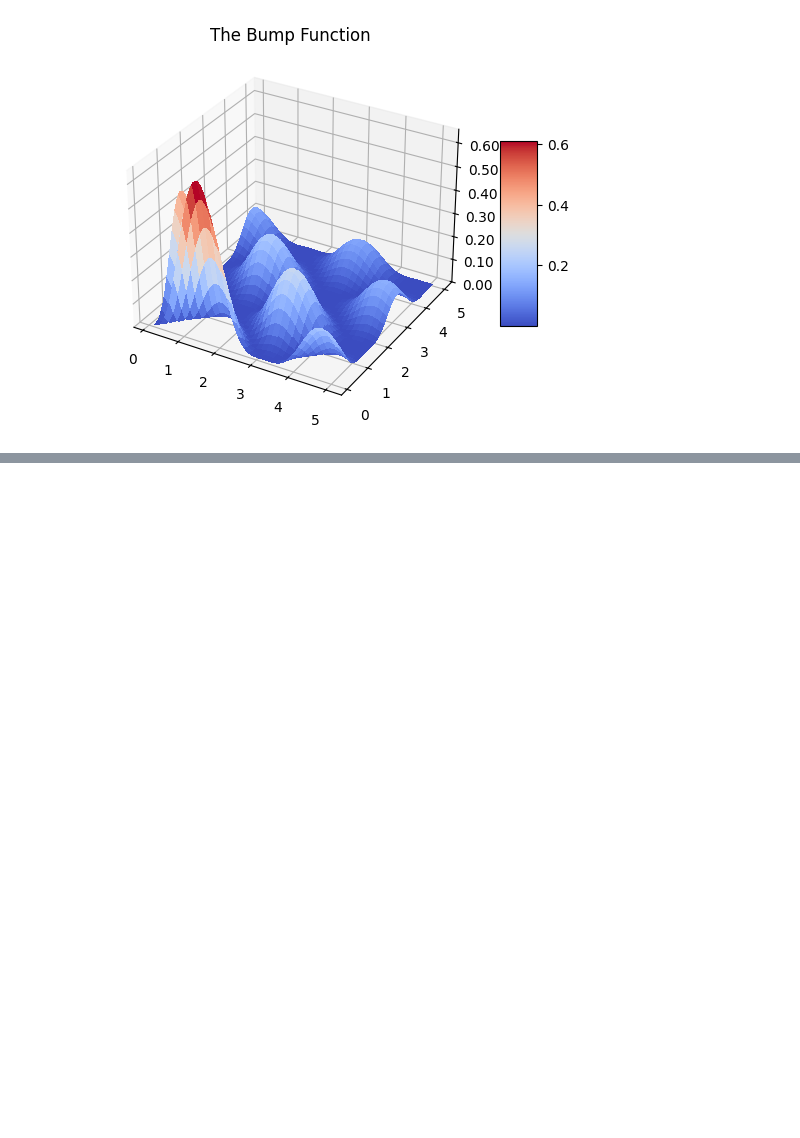
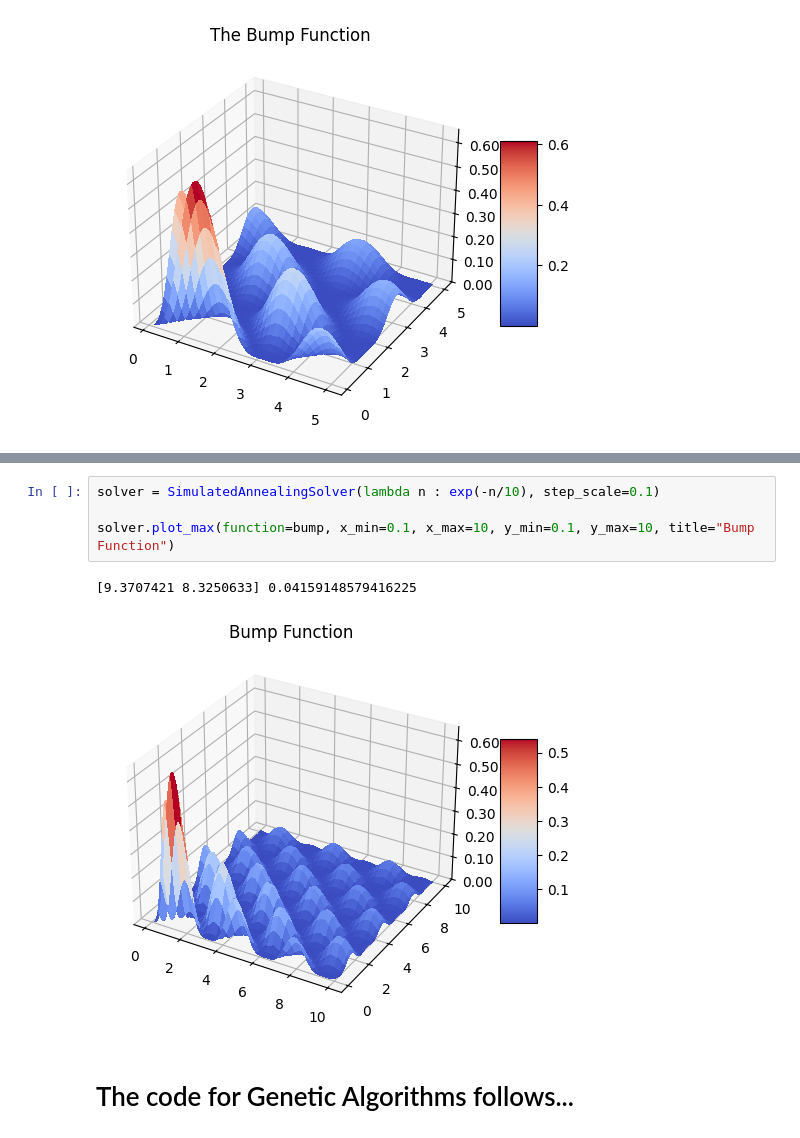
Before and after one commit to Pirate-Hunter-Zoro/Artificial-Intelligence, a Jupyter notebook: KNN and Local Search/local_search.ipynb, the cells around one changed output, grey strips where cells are left out. Drawn from its saved outputs; the diff is of its cells as text; blank space fills up the shorter version.

```diff
--- a/KNN/ga_files/ga_eval.ipynb
+++ b/KNN and Local Search/local_search.ipynb
@@ -216,0 +476,9 @@ _plot_f(bump, *_mesh(0.1, 5, 0.1, 5), title="The Bump Function")
+# %%
+solver = SimulatedAnnealingSolver(lambda n : exp(-n/10), step_scale=0.1)
+
+solver.plot_max(function=bump, x_min=0.1, x_max=10, y_min=0.1, y_max=10, title="Bump Function")
+# %% [output]
+[9.3707421 8.3250633] 0.04159148579416225
+[figure, added]
+# %% [markdown]
+# The code for Genetic Algorithms follows...
```
Also changed, not shown: parts of 9 cells of this notebook, 13 other files.
